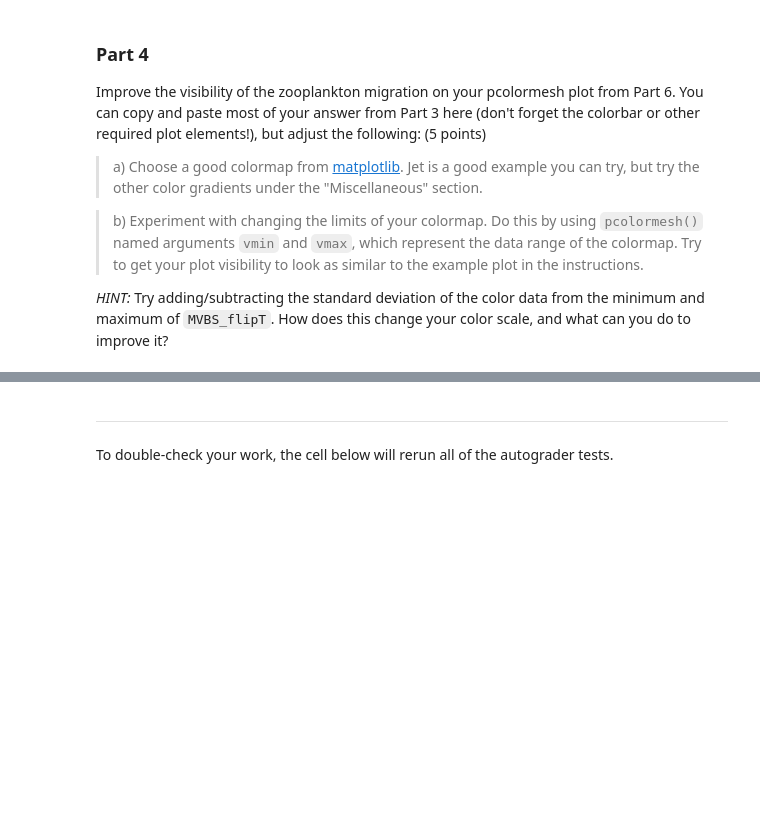
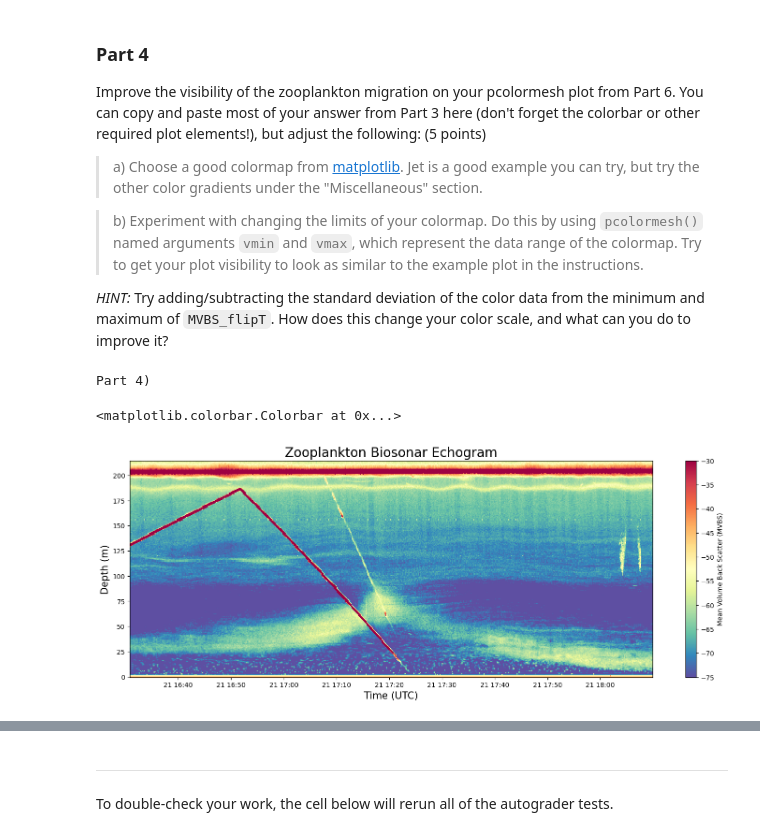
Before and after one commit to Couchon/homework3_student, a Jupyter notebook: HW3.ipynb, the cells around one changed output, grey strips where cells are left out. Saved outputs shown, nothing was run; the diff lists cells and outputs as text; code cells hidden in the pictures; blank space fills up the shorter version.

```diff
--- a/HW3.ipynb
+++ b/HW3.ipynb
@@ -690,6 +814,16 @@ _HINT:_ Try adding/subtracting the standard deviation of the color data from the
 # %%
 print("Part 4)")
 # your code for plotting
+plt.figure(figsize=(18, 6))
+plt.pcolormesh(times, depths, MVBS_flipT, cmap='Spectral_r', vmin=-75, vmax=-30)
+plt.xlabel('Time (UTC)', fontsize =15)
+plt.ylabel('Depth (m)', fontsize =15)
+plt.title('Zooplankton Biosonar Echogram', fontsize =20)
+plt.colorbar(label='Mean Volume Back Scatter (MVBS)')
+# %% [output]
+Part 4)
+<matplotlib.colorbar.Colorbar at 0x...>
+[figure, added]
 # %% [markdown]
 <!-- END QUESTION -->
 # %% [markdown]
```
Also changed, not shown: parts of 8 cells of this notebook.
